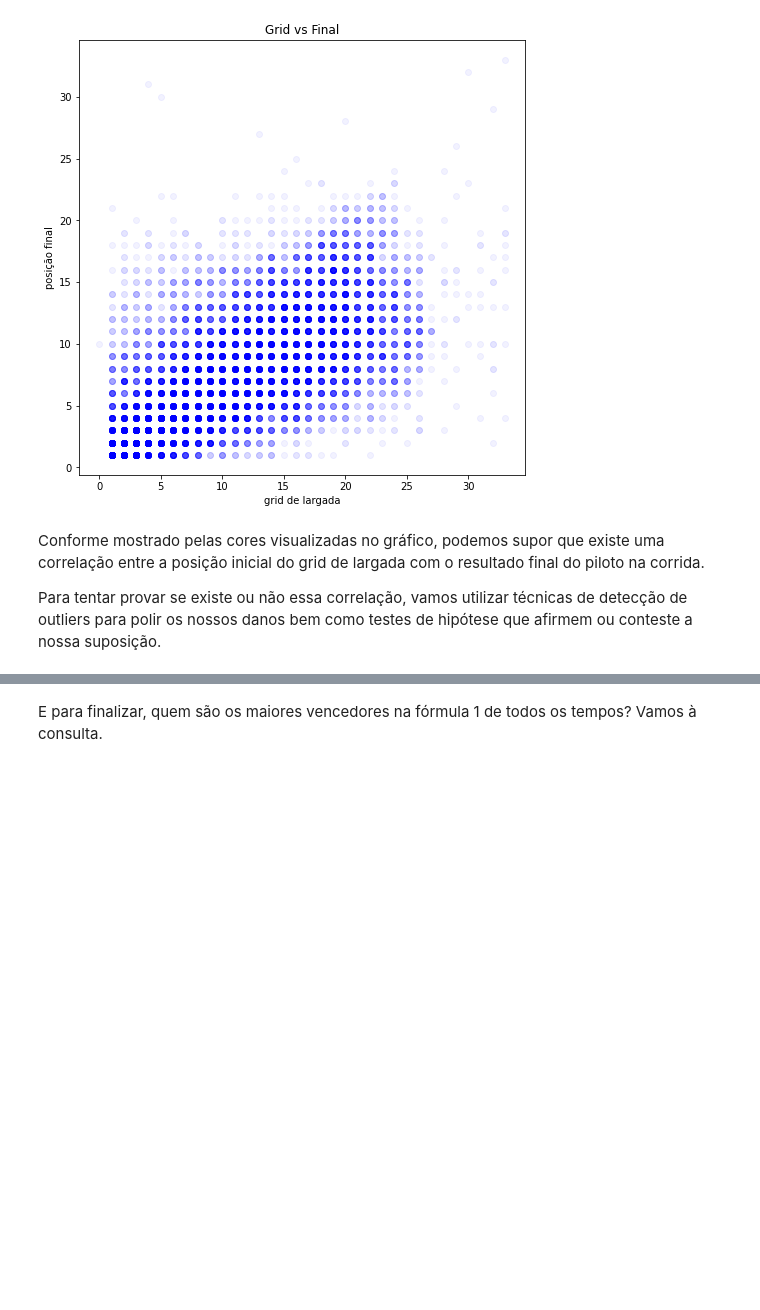
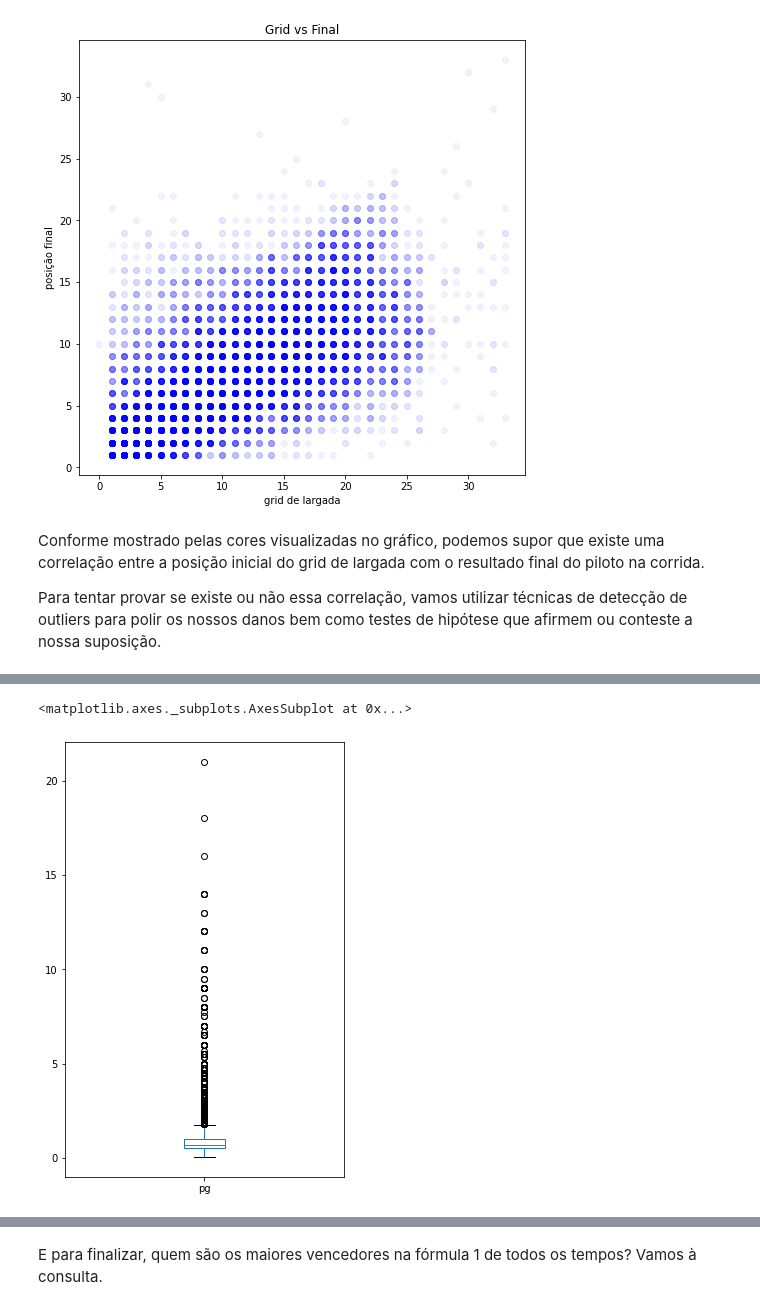
Before and after one commit to renatojmf/analiseDadosF1, a Jupyter notebook: dadosf1.ipynb, the cells around one changed output, grey strips where cells are left out. Drawn from its saved outputs; the diff is of its cells as text; code cells hidden in the pictures; blank space fills up the shorter version.

```diff
--- a/dadosf1.ipynb
+++ b/dadosf1.ipynb
@@ -740,0 +791,2 @@ Para tentar provar se existe ou não essa correlação, vamos utilizar técnicas
+# %%
+df_pos['pg'] = df_pos['position'] / df_pos['grid']
@@ -740,0 +807,5 @@ Para tentar provar se existe ou não essa correlação, vamos utilizar técnicas
+# %%
+df_pos['pg'].plot.box(figsize = (5,8))
+# %% [output]
+<matplotlib.axes._subplots.AxesSubplot at 0x...>
+[figure, added]
```
Also changed, not shown: parts of 26 cells of this notebook.
